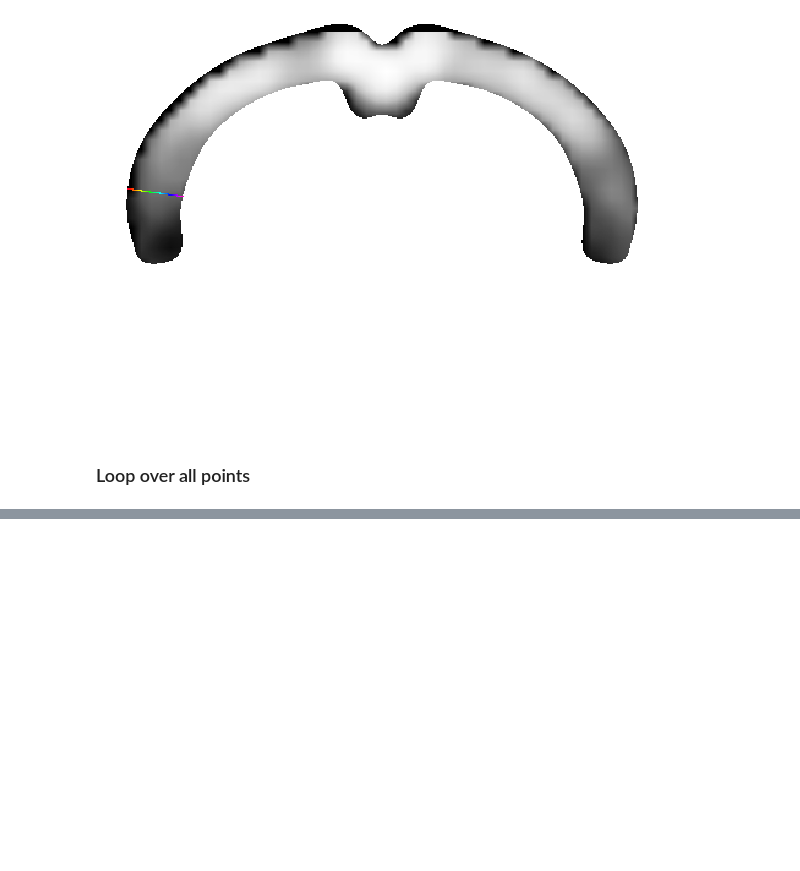
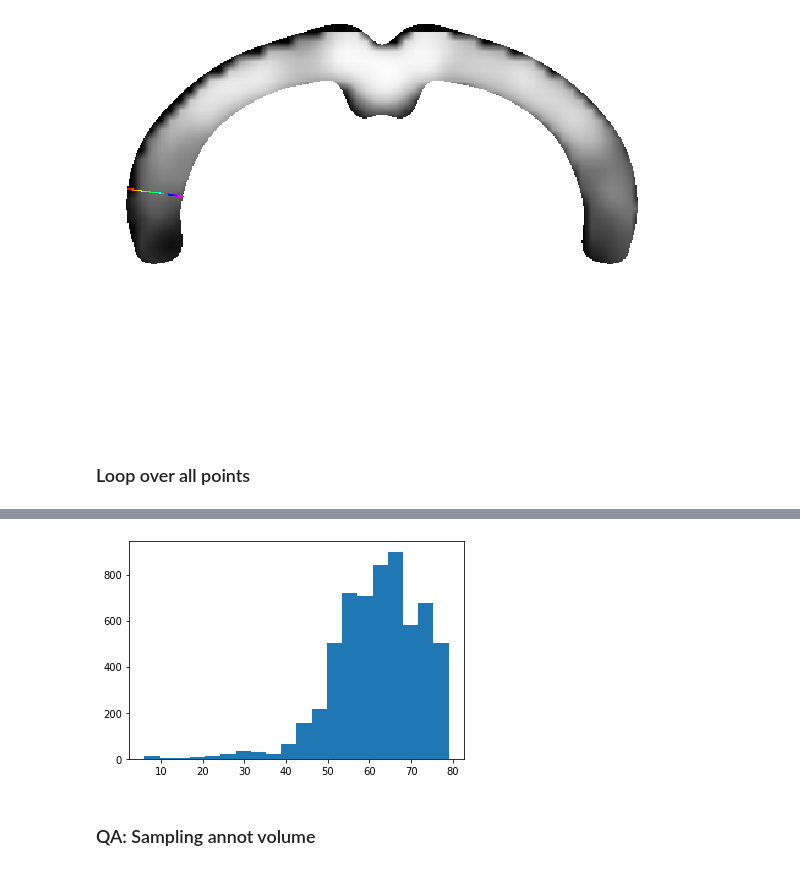
Before and after one commit to juhuntenburg/mouse_gradients, a Jupyter notebook: Mesh_sampling.ipynb, the cells around one changed output, grey strips where cells are left out. Saved outputs shown, nothing was run; the diff lists cells and outputs as text; code cells hidden in the pictures; blank space fills up the shorter version.

Commit message:
sampling works

```diff
--- a/Mesh_sampling.ipynb
+++ b/Mesh_sampling.ipynb
@@ -139,0 +171,9 @@ io.save_mesh("/home/julia/data/gradients/results/gradient0000_mesh.vtk", mesh)
+# %%
+profile_length = []
+for p in range(len(mesh["points"])):
+    profile_length.append(len(qa_voxels[p]))
+profile_length=np.asarray(profile_length)
+# %%
+plt.hist(profile_length[(profile_length>5) & (profile_length<80)], bins=20);
+# %% [output]
+[figure, added]
@@ -139,0 +186,2 @@ io.save_mesh("/home/julia/data/gradients/results/gradient0000_mesh.vtk", mesh)
+# %% [markdown]
+### QA: Sampling annot volume
```
Also changed, not shown: parts of 10 cells of this notebook.
